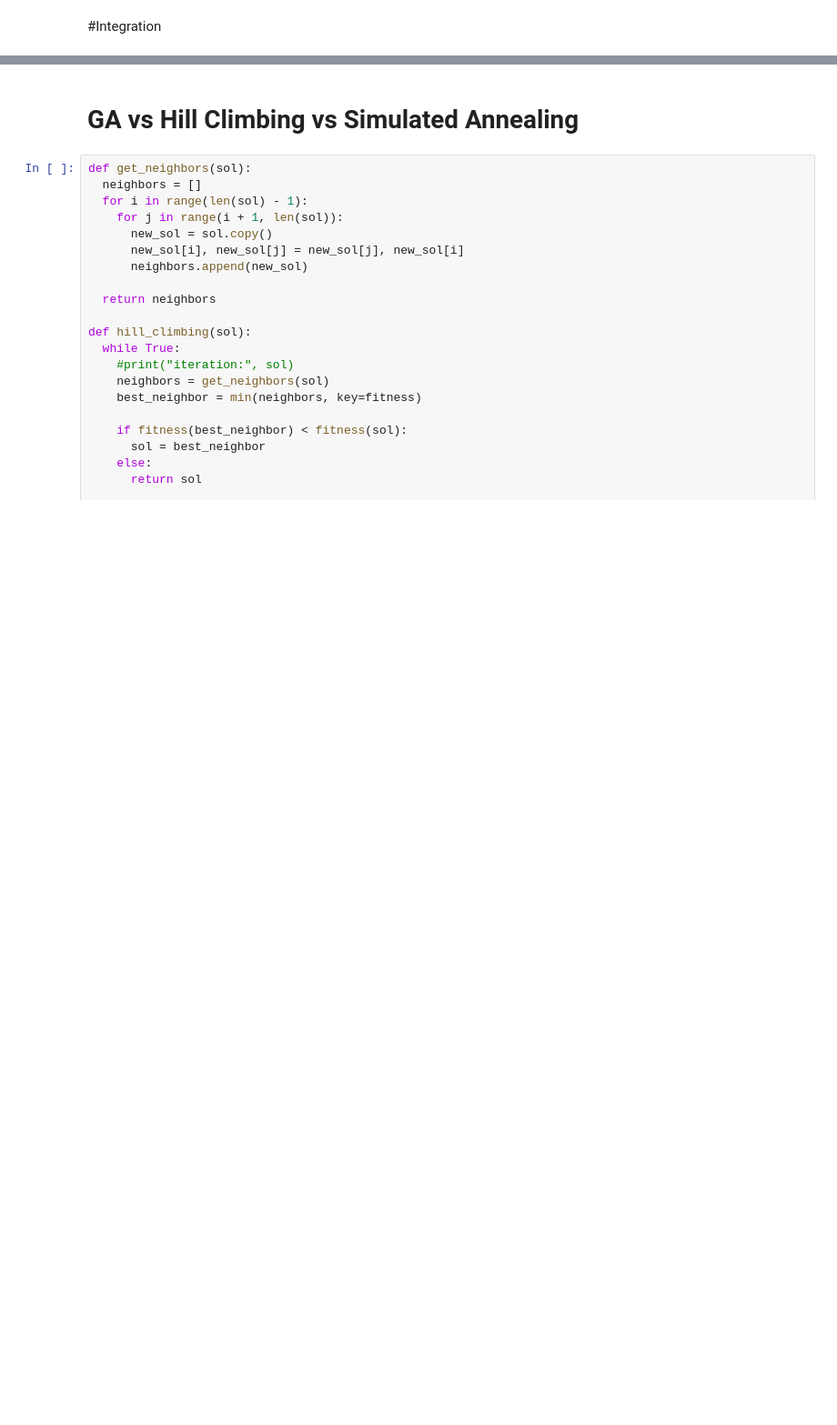
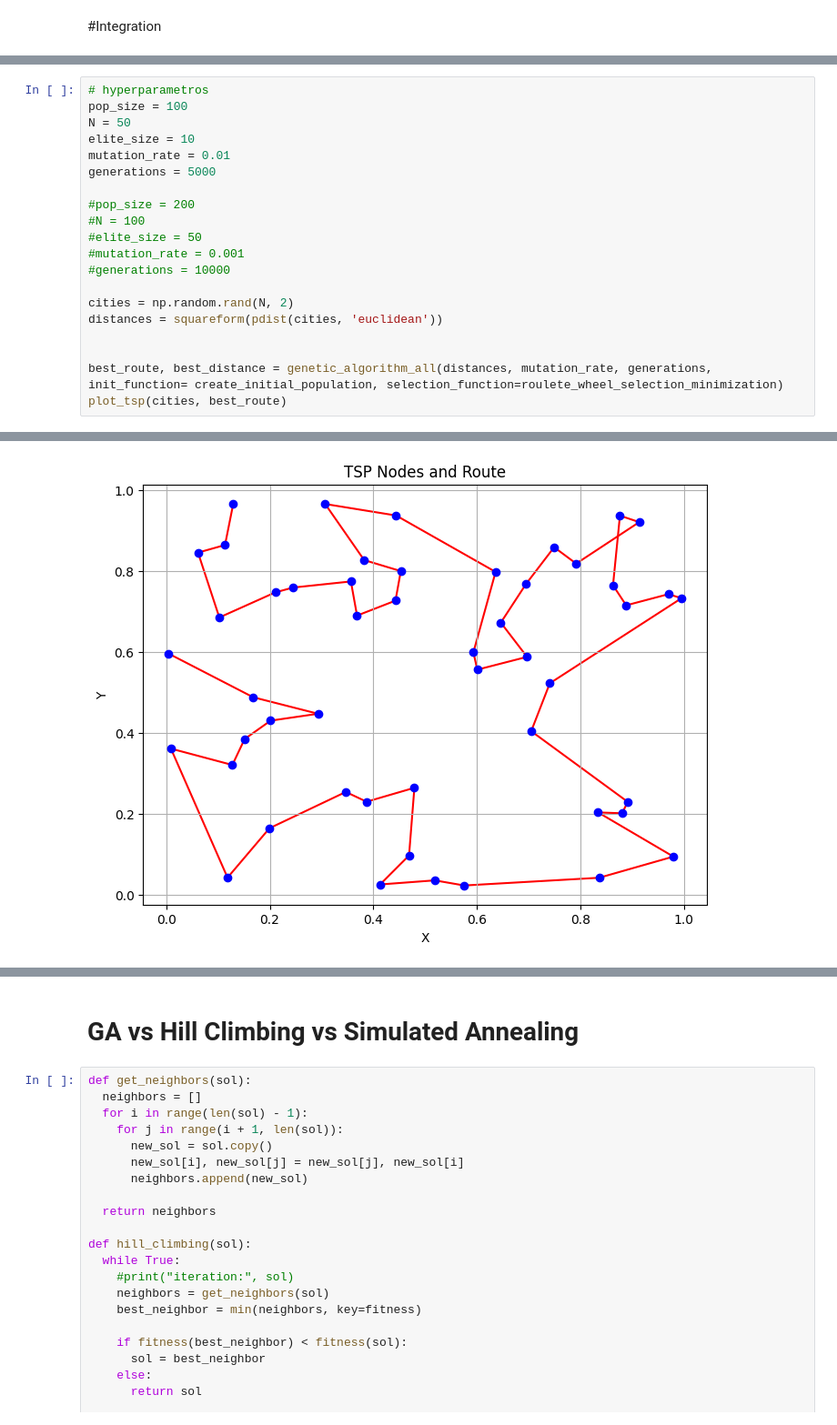
Before and after one commit to BrajanNieto/GA-TSP-Comparison, a Jupyter notebook: IA_Fundamentals_GeneticAlgorithm_TSP_BrajanNieto.ipynb, the cells around one changed output, grey strips where cells are left out. Shown at 91% size. Saved outputs shown, nothing was run; the diff lists cells and outputs as text; blank space fills up the shorter version.

```diff
--- a/IA_Fundamentals_GeneticAlgorithm_TSP_BrajanNieto.ipynb
+++ b/IA_Fundamentals_GeneticAlgorithm_TSP_BrajanNieto.ipynb
@@ -458,0 +590,21 @@ plt.plot(x, y)
+# %%
+# hyperparametros
+pop_size = 100
+N = 50
+elite_size = 10
+mutation_rate = 0.01
+generations = 5000
+
+#pop_size = 200
+#N = 100
+#elite_size = 50
+#mutation_rate = 0.001
+#generations = 10000
+
+cities = np.random.rand(N, 2)
+distances = squareform(pdist(cities, 'euclidean'))
+
+
+best_route, best_distance = genetic_algorithm_all(distances, mutation_rate, generations, init_function= create_initial_population, selection_function=roulete_wheel_selection_minimization)
+plot_tsp(cities, best_route)
+# %% [output]
@@ -458,0 +628 @@ plt.plot(x, y)
+[figure, added]
```
Also changed, not shown: parts of 35 cells of this notebook.
